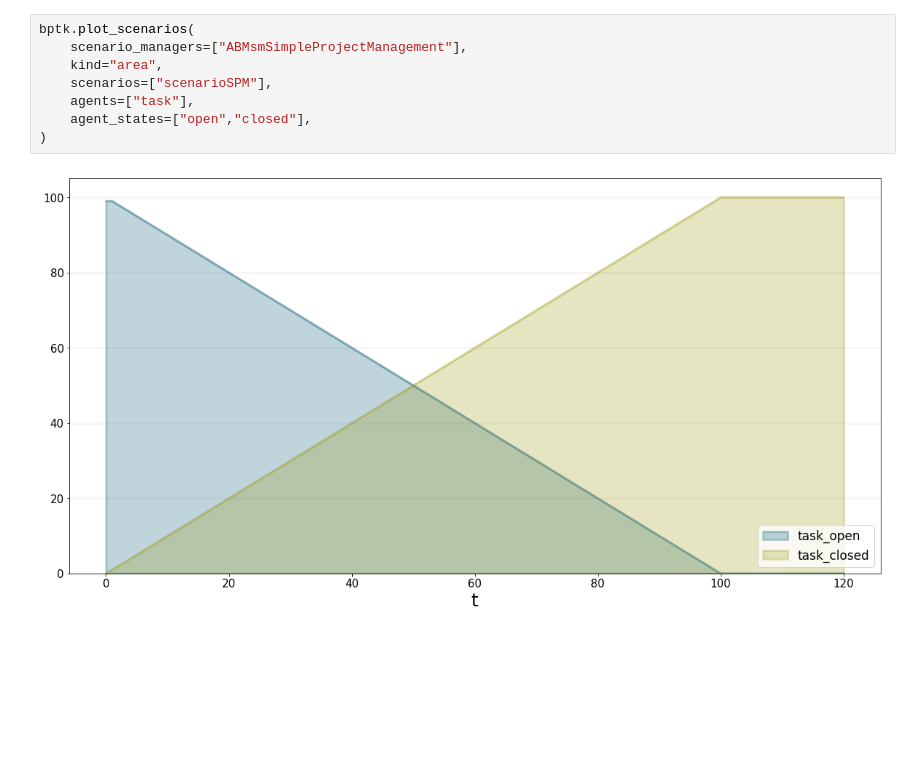
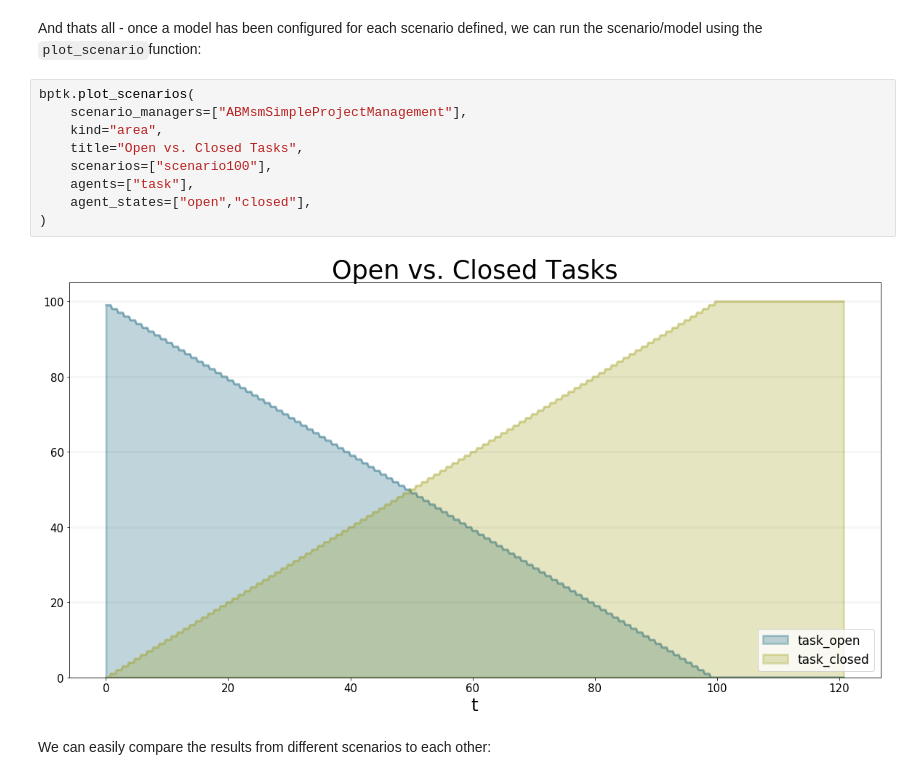
Before and after one commit to transentis/bptk_py_tutorial, a Jupyter notebook: bptk_py_abm_intro.ipynb, the cells around one changed output. Saved outputs shown, nothing was run; the diff lists cells and outputs as text; blank space fills up the shorter version.

Commit message:
Finalized the introduction to AB modeling with BPTK_PY

```diff
--- a/bptk_py_abm_intro.ipynb
+++ b/bptk_py_abm_intro.ipynb
@@ -49,10 +400,15 @@ bptk = bptk()
+# %% [markdown]
+And thats all - once a model has been configured for each scenario defined, we can run the scenario/model using the `plot_scenario`function:
 # %%
 bptk.plot_scenarios(
     scenario_managers=["ABMsmSimpleProjectManagement"],
     kind="area",
-    scenarios=["scenarioSPM"],
+    title="Open vs. Closed Tasks",
+    scenarios=["scenario100"],
     agents=["task"],
     agent_states=["open","closed"],
 )
 # %% [output]
-[figure, old version]
+[figure, new version]
+# %% [markdown]
+We can easily compare the results from different scenarios to each other:
```
Also changed, not shown: parts of 35 cells of this notebook, 11 other files.
